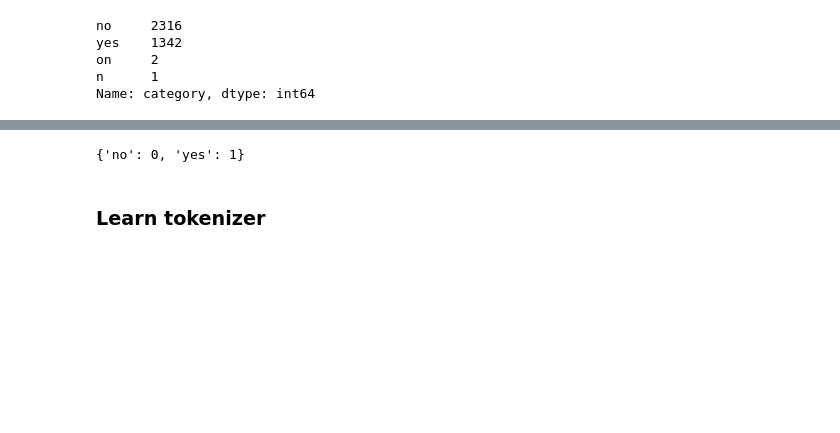
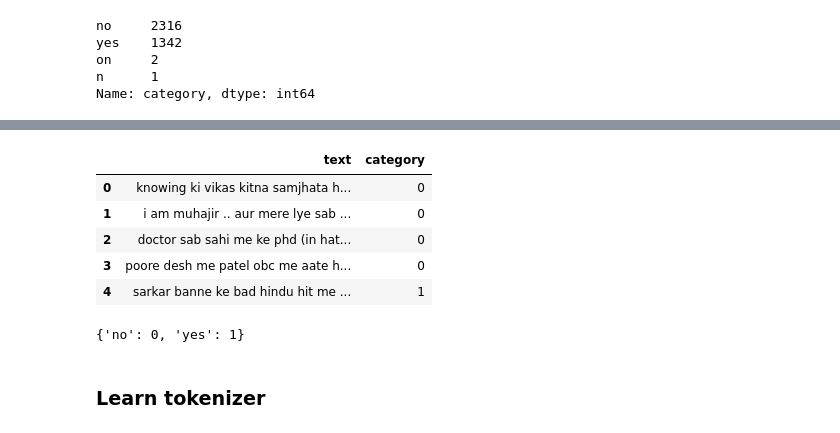
Before and after one commit to victor7246/Hinglish_Hate_Detection, a Jupyter notebook: notebooks/pseudo_labelling_hate.ipynb, the cells around one changed output, grey strips where cells are left out. Drawn from its saved outputs; the diff is of its cells as text; code cells hidden in the pictures; blank space fills up the shorter version.

```diff
--- a/notebooks/pseudo_labelling_hate.ipynb
+++ b/notebooks/pseudo_labelling_hate.ipynb
@@ -339,9 +343,9 @@ on     2
 n      1
 Name: category, dtype: int64
 # %%
-#train_df = train_df[train_df.category.str.contains('yes|no')]
-#val_df = val_df[val_df.category.str.contains('yes|no')]
-#test_df = test_df[test_df.category.str.contains('yes|no')]
+train_df = train_df[train_df.category.str.contains('yes|no')]
+val_df = val_df[val_df.category.str.contains('yes|no')]
+test_df = test_df[test_df.category.str.contains('yes|no')]
 # %%
 hate_train_df = hate_train_df[hate_train_df.category.str.contains('yes|no')]
 hate_val_df = hate_val_df[hate_val_df.category.str.contains('yes|no')]
@@ -359,6 +363,15 @@ hate_val_df.category, _ = data.data_utils.convert_categorical_label_to_int(hate_
 
 hate_test_df.category, _ = data.data_utils.convert_categorical_label_to_int(hate_test_df.category.values, \
                                                          save_path=os.path.join(model_save_dir,'label2idx.pkl'))
+# %%
+train_df.head(5)
+# %% [output]
+|  | text | category |
+| 0 | knowing ki vikas kitna samjhata h... | 0 |
+| 1 | i am muhajir .. aur mere lye sab ... | 0 |
+| 2 | doctor sab sahi me ke phd (in hat... | 0 |
+| 3 | poore desh me patel obc me aate h... | 0 |
+| 4 | sarkar banne ke bad hindu hit me ... | 1 |
 # %%
 print (label2idx)
 # %% [output]
```
Also changed, not shown: parts of 31 cells of this notebook, 8 other files.
